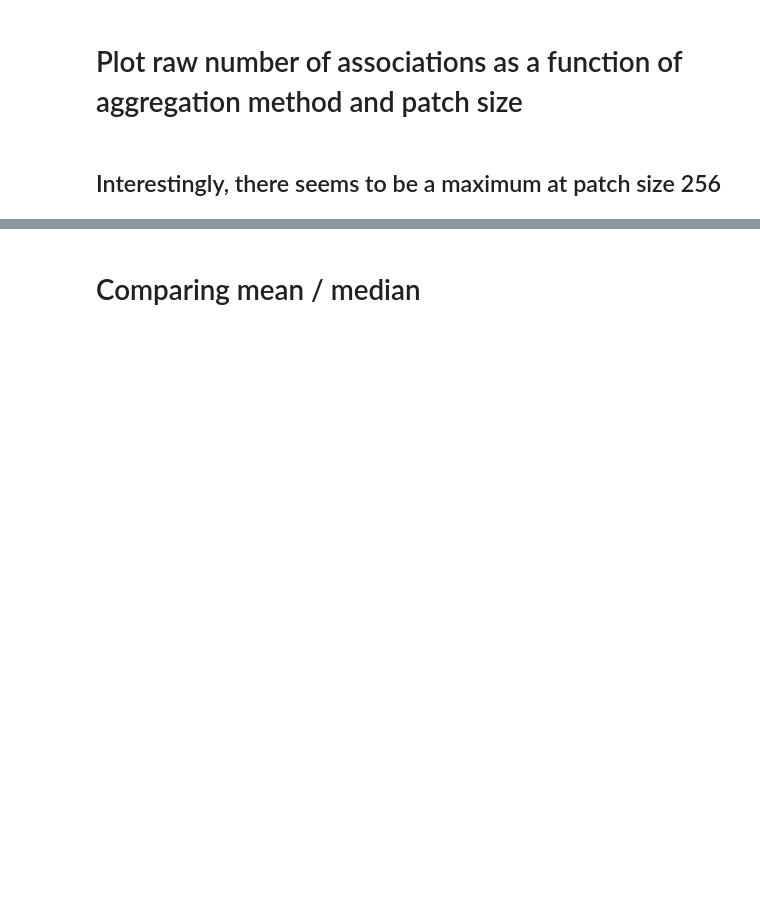
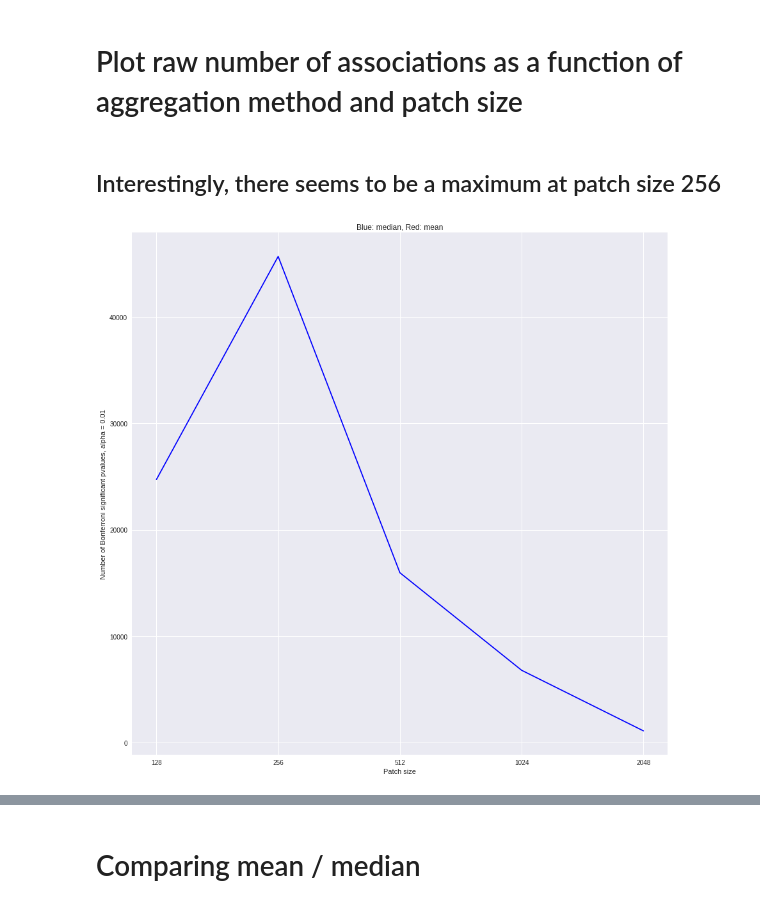
Before and after one commit to willgdjones/GTEx, a Jupyter notebook: notebooks/daily/17-05-11-number-of-signifiant-associations-across-different-patch-sizes.ipynb, the cells around one changed output, grey strips where cells are left out. Saved outputs shown, nothing was run; the diff lists cells and outputs as text; code cells hidden in the pictures; blank space fills up the shorter version.

```diff
--- a/notebooks/daily/17-05-11-number-of-signifiant-associations-across-different-patch-sizes.ipynb
+++ b/notebooks/daily/17-05-11-number-of-signifiant-associations-across-different-patch-sizes.ipynb
@@ -130,6 +131,17 @@ median 2048
 # Plot raw number of associations as a function of aggregation method and patch size
 # %% [markdown]
 ## Interestingly, there seems to be a maximum at patch size 256
+# %%
+plt.figure(figsize=(15,15))
+plt.title("Blue: median, Red: mean")
+plt.xticks(range(len(alphas)),sizes)
+plt.xlabel('Patch size')
+plt.ylabel('Number of Bonferroni significant pvalues, alpha = 0.01')
+for a in aggregations[0:1]:
+    points = [sum(smm.multipletests(results['{}_{}_{}'.format(a,s,'R')].flatten(),method='bonferroni',alpha=0.001)[0]) for s in sizes]
+    plt.plot(points, c='blue')
+# %% [output]
+[figure, added]
 # %%
 
 plt.figure(figsize=(15,15))
```
Also changed, not shown: parts of 5 cells of this notebook.
